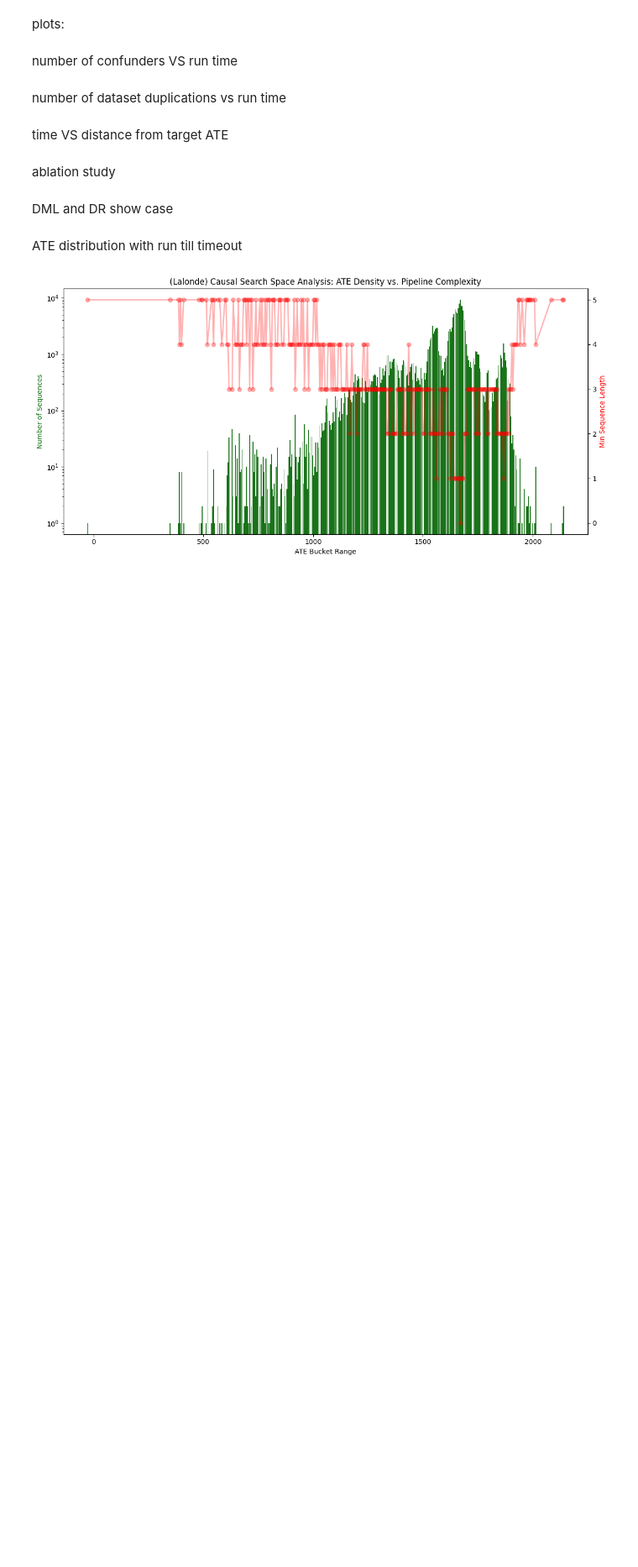
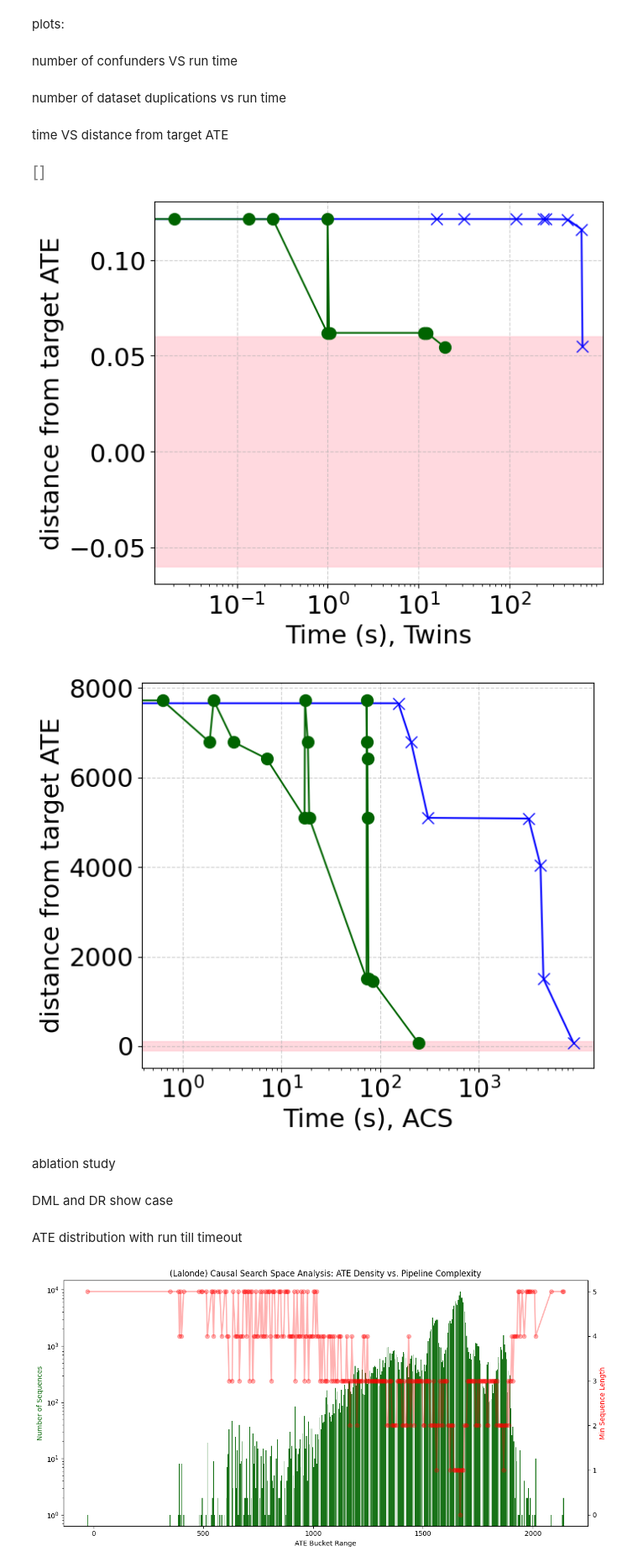
Before and after one commit to danielbarcohen-bot/ATE-shifting, a Jupyter notebook: graphs.ipynb, the cells around one changed output. Shown at 84% size. Drawn from its saved outputs; the diff is of its cells as text; code cells hidden in the pictures; blank space fills up the shorter version.

```diff
--- a/graphs.ipynb
+++ b/graphs.ipynb
@@ -375,35 +380,40 @@ line4, = ax2.plot(x_time_acs_probe, y_ATE_acs_probe, color=probe_color, marker=p
 ax2.grid(True, linestyle='--', alpha=0.6)
 ax2.set_xlabel("Time (s), ACS")
 ax2.set_xscale('log')
 ax2.set_xticks([1, 10,100, 1000])
 # ax2.axhline(y=100, color='red', linestyle='--', linewidth=1.5)
 # ax2.axhline(y=-100, color='red', linestyle='--', linewidth=1.5)
 
 # print(ax1.get_xlim())
 
 xlim1 = ax1.get_xlim()
 xlim2 = ax2.get_xlim()
 ax1.fill_between([0,10000],[0.06,0.06],[-0.06,-0.06], alpha=0.6, zorder=-1, color=ate_range_color)
 ax2.fill_between([0,100000],[-100,-100],[100,100], alpha=0.6, zorder=-1, color=ate_range_color)
 ax1.set_xlim(xlim1)
 ax2.set_xlim(xlim2)
 
 # ax1.set_xlim(ax2.get_xlim()[0],max(x_time_twins_prune) + 10)
 
 # fig.text(0.04, 0.5, 'distance from target ATE', va='center', rotation='vertical', fontsize=FONT_SIZE)
 ax1.set_ylabel('distance from target ATE')
 ax2.set_ylabel('distance from target ATE')
 # fig.text(0.5, 0.04, 'time - sec', ha='center', fontsize=FONT_SIZE)
 # fig.legend(handles=[line1, line2],
 #            loc='lower center',
 #            bbox_to_anchor=(0.3, -0.3),
 #            ncol=2,
 #            frameon=False)
 # plt.tight_layout(rect=[0, 0.1, 1, 1])
 # plt.subplots_adjust(left=0.15, wspace=0.3)
 
-fig1.savefig(f'twins-time-vs-distance.pdf', bbox_inches="tight", dpi=600)
-fig2.savefig(f'acs-time-vs-distance.pdf', bbox_inches="tight", dpi=600)
+plt.plot()
+# fig1.savefig(f'twins-time-vs-distance.pdf', bbox_inches="tight", dpi=600)
+# fig2.savefig(f'acs-time-vs-distance.pdf', bbox_inches="tight", dpi=600)
+# %% [output]
+[figure, added]
+[figure, added]
+[figure, added]
 # %%
 # legend for taregt ATE graphs
 
```
Also changed, not shown: parts of 1 cell of this notebook, 2 other files.
